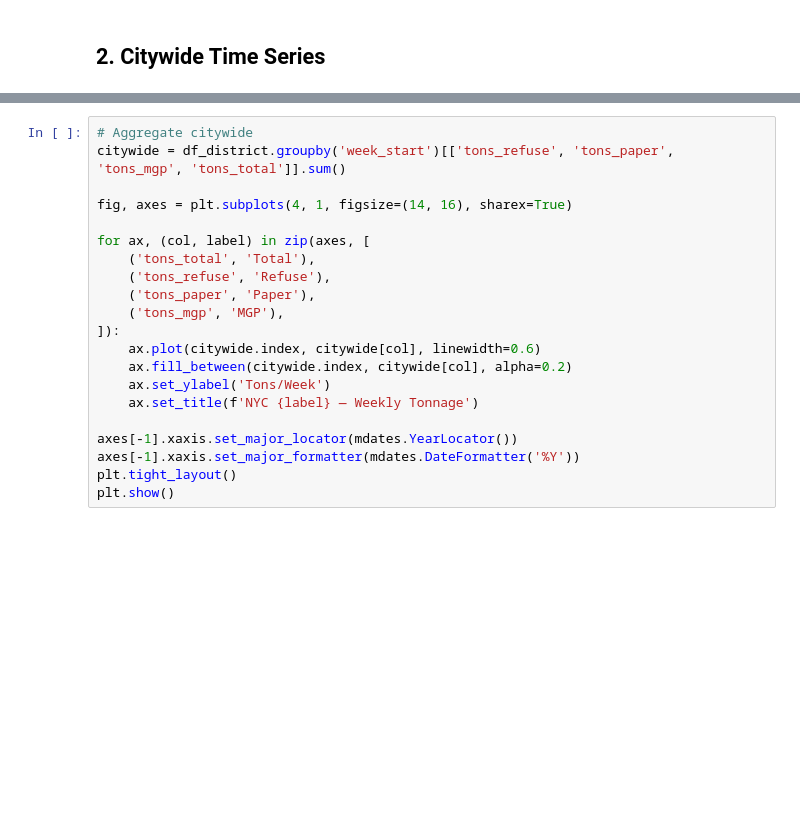
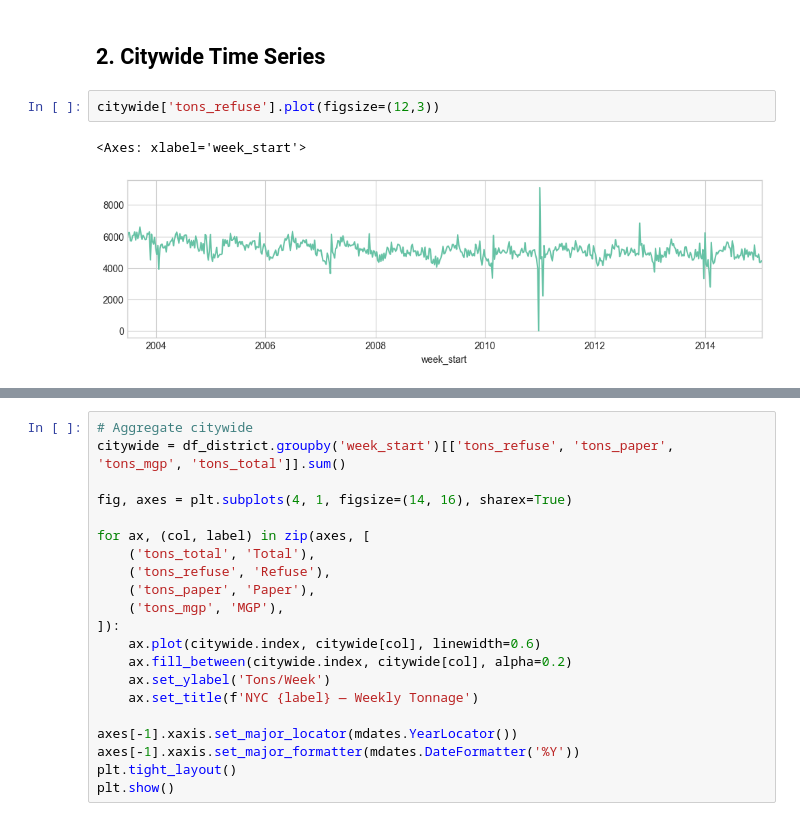
Before and after one commit to nejohnson2/urban-waste-dynamics-nyc, a Jupyter notebook: notebooks/02_eda_processed.ipynb, the cells around one changed output, grey strips where cells are left out. Drawn from its saved outputs; the diff is of its cells as text; blank space fills up the shorter version.

```diff
--- a/notebooks/02_eda_processed.ipynb
+++ b/notebooks/02_eda_processed.ipynb
@@ -78,3 +78,8 @@ max        388.17
 Name: tons_total, dtype: float64
 # %% [markdown]
 ## 2. Citywide Time Series
+# %%
+citywide['tons_refuse'].plot(figsize=(12,3))
+# %% [output]
+<Axes: xlabel='week_start'>
+[figure, added]
```
Also changed, not shown: parts of 3 cells of this notebook, 2 other files.
